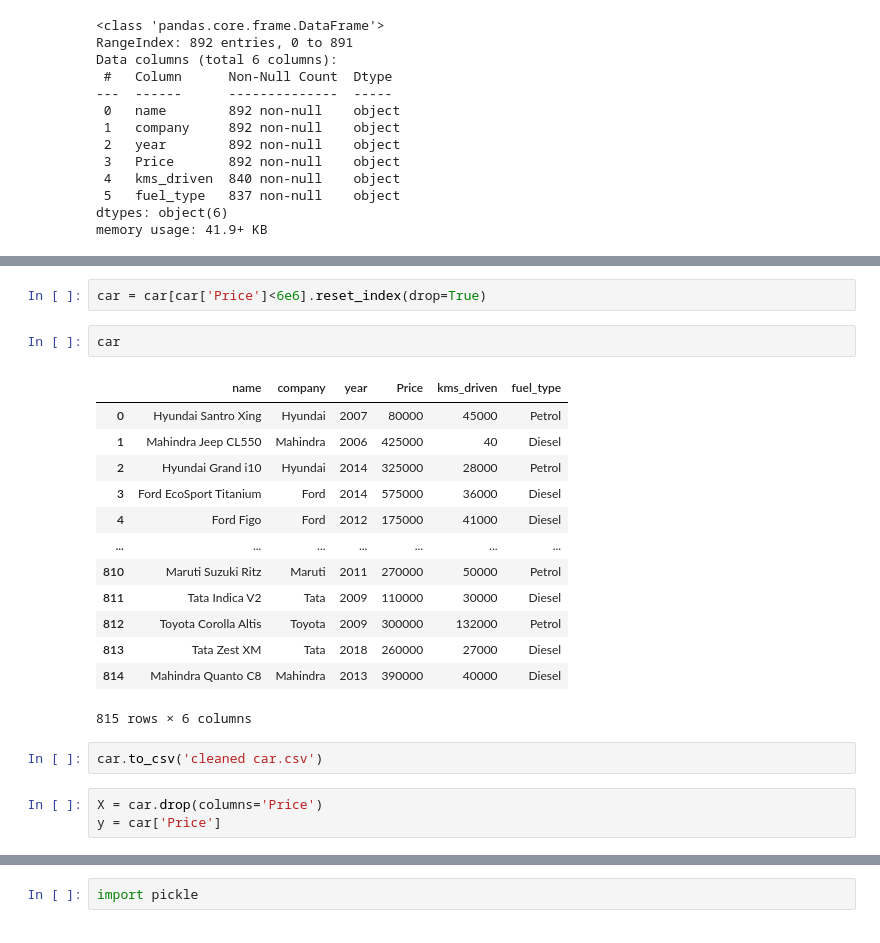
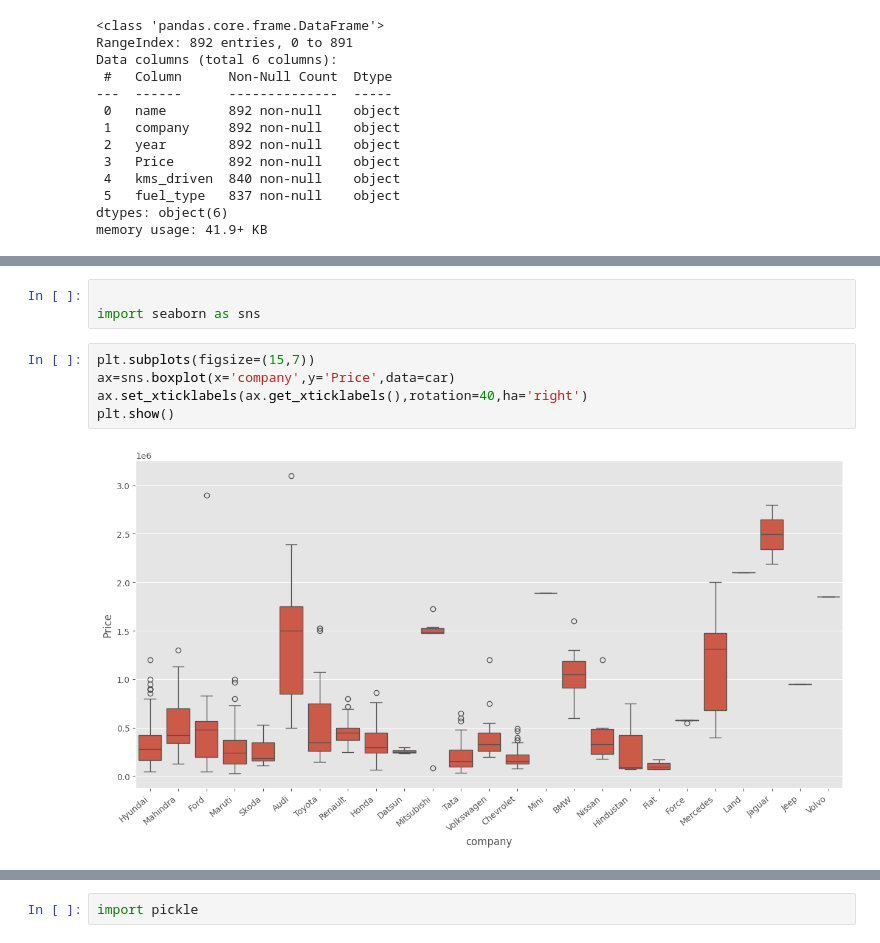
Before and after one commit to sumit-kumar-guptaa/Car-price-Predictor, a Jupyter notebook: quicker.ipynb, the cells around one changed output, grey strips where cells are left out. Drawn from its saved outputs; the diff is of its cells as text.

```diff
--- a/quicker.ipynb
+++ b/quicker.ipynb
@@ -188,23 +178,10 @@ car.describe()
-# %%
-car = car[car['Price']<6e6].reset_index(drop=True)
-# %%
-car
-# %% [output]
-|  | name | company | year | Price | kms_driven | fuel_type |
-| 0 | Hyundai Santro Xing | Hyundai | 2007 | 80000 | 45000 | Petrol |
-| 1 | Mahindra Jeep CL550 | Mahindra | 2006 | 425000 | 40 | Diesel |
-| 2 | Hyundai Grand i10 | Hyundai | 2014 | 325000 | 28000 | Petrol |
-| 3 | Ford EcoSport Titanium | Ford | 2014 | 575000 | 36000 | Diesel |
-| 4 | Ford Figo | Ford | 2012 | 175000 | 41000 | Diesel |
-| ... | ... | ... | ... | ... | ... | ... |
-| 810 | Maruti Suzuki Ritz | Maruti | 2011 | 270000 | 50000 | Petrol |
-| 811 | Tata Indica V2 | Tata | 2009 | 110000 | 30000 | Diesel |
-| 812 | Toyota Corolla Altis | Toyota | 2009 | 300000 | 132000 | Petrol |
-| 813 | Tata Zest XM | Tata | 2018 | 260000 | 27000 | Diesel |
-| 814 | Mahindra Quanto C8 | Mahindra | 2013 | 390000 | 40000 | Diesel |
-815 rows × 6 columns
-# %%
-car.to_csv('cleaned car.csv')
-# %%
-X = car.drop(columns='Price')
-y = car['Price']
+# %%
+
+import seaborn as sns
+# %%
+plt.subplots(figsize=(15,7))
+ax=sns.boxplot(x='company',y='Price',data=car)
+ax.set_xticklabels(ax.get_xticklabels(),rotation=40,ha='right')
+plt.show()
+# %% [output]
+[figure, added]
```
Also changed, not shown: parts of 59 cells of this notebook, 9 other files.
